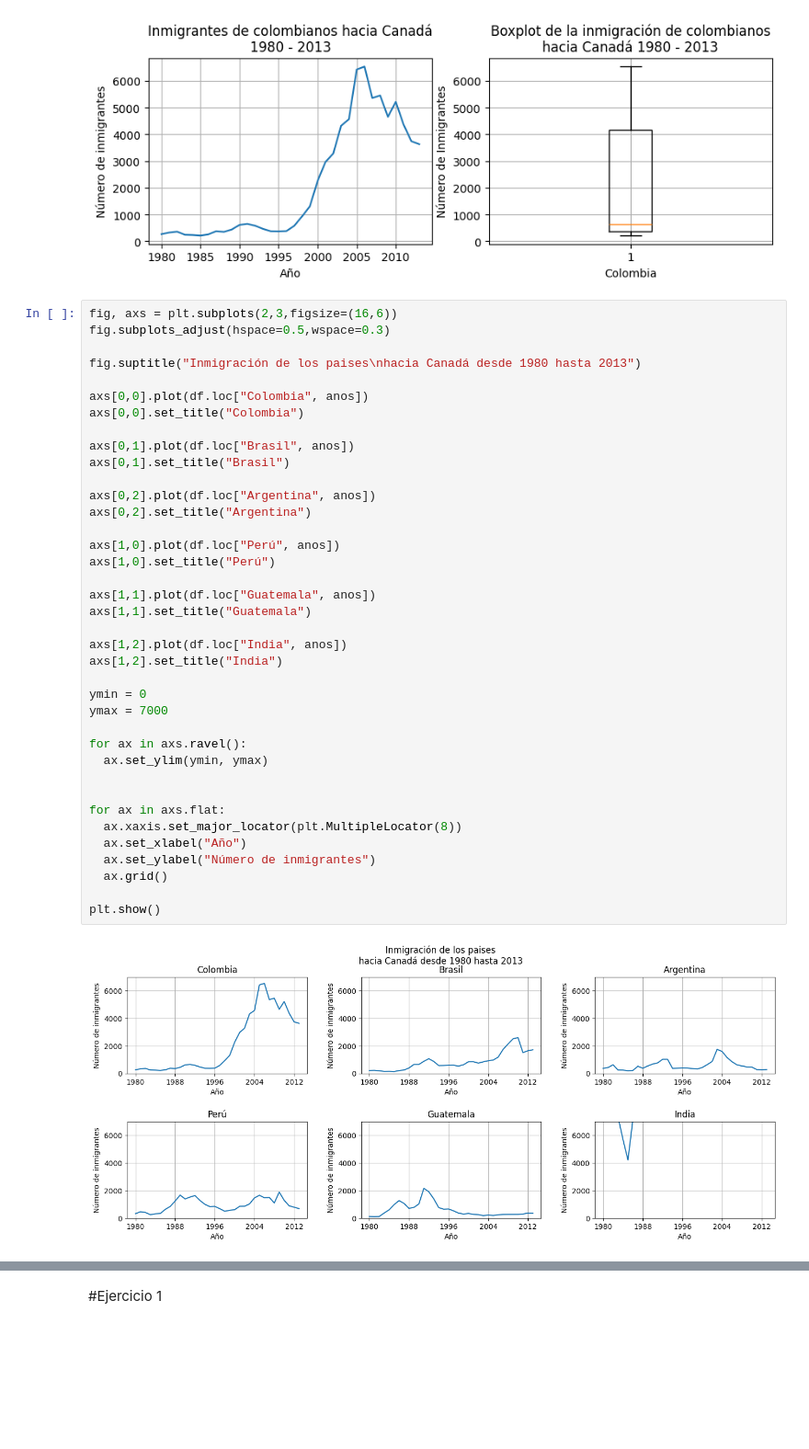
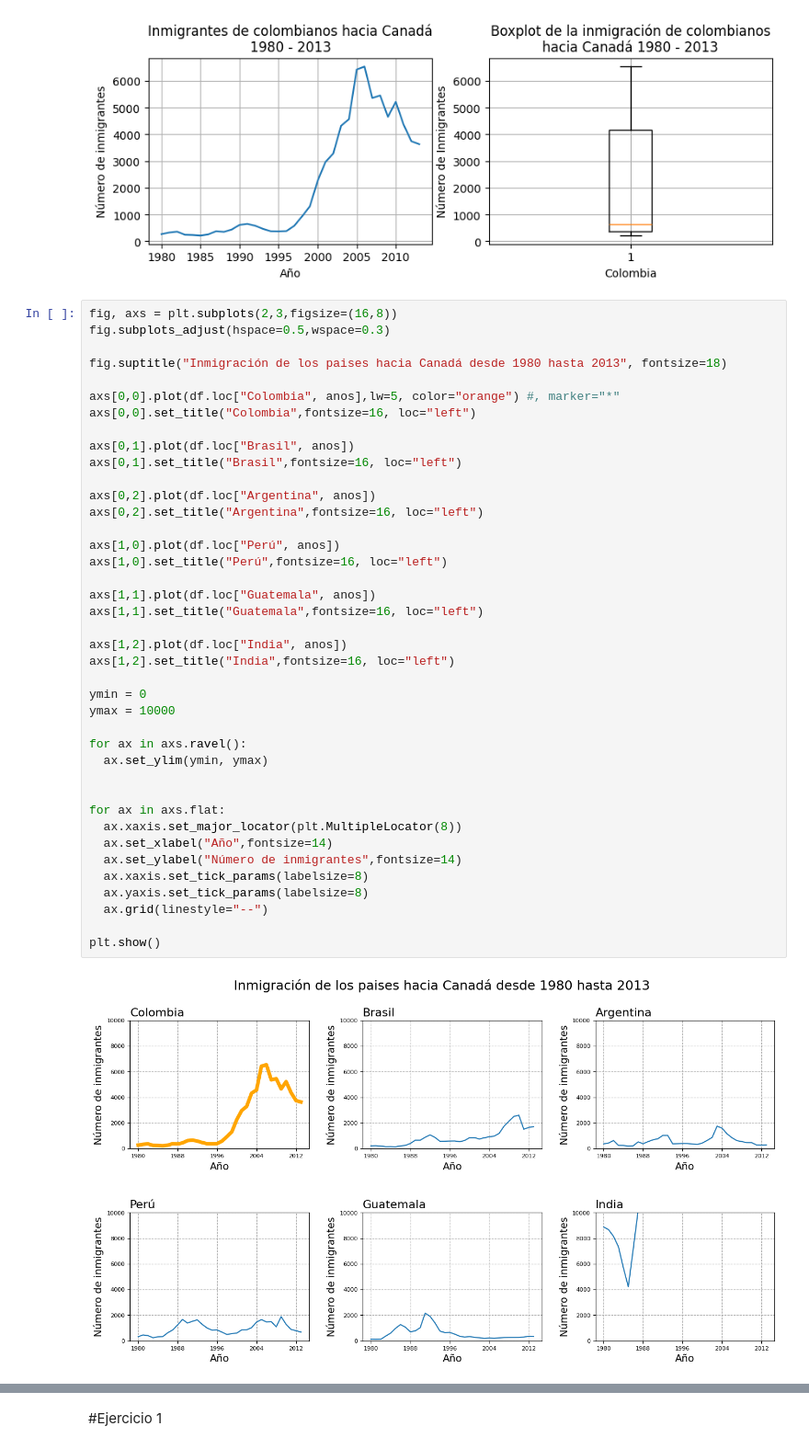
Before and after one commit to MyAppsTest/Visualizaci-n-de-datos-creando-gr-ficos-con-bibliotecas-de-Python, a Jupyter notebook: Visualizacion_de_datos_con_python.ipynb, the cells around one changed output, grey strips where cells are left out. Shown: that part at 92% size. Drawn from its saved outputs; the diff is of its cells as text; blank space fills up the shorter version.

```diff
--- a/Visualizacion_de_datos_con_python.ipynb
+++ b/Visualizacion_de_datos_con_python.ipynb
@@ -131,42 +136,44 @@ plt.show()
 # %% [output]
 [figure]
 # %%
-fig, axs = plt.subplots(2,3,figsize=(16,6))
+fig, axs = plt.subplots(2,3,figsize=(16,8))
 fig.subplots_adjust(hspace=0.5,wspace=0.3)
 
-fig.suptitle("Inmigración de los paises\nhacia Canadá desde 1980 hasta 2013")
+fig.suptitle("Inmigración de los paises hacia Canadá desde 1980 hasta 2013", fontsize=18)
 
-axs[0,0].plot(df.loc["Colombia", anos])
-axs[0,0].set_title("Colombia")
+axs[0,0].plot(df.loc["Colombia", anos],lw=5, color="orange") #, marker="*"
+axs[0,0].set_title("Colombia",fontsize=16, loc="left")
 
 axs[0,1].plot(df.loc["Brasil", anos])
-axs[0,1].set_title("Brasil")
+axs[0,1].set_title("Brasil",fontsize=16, loc="left")
 
 axs[0,2].plot(df.loc["Argentina", anos])
-axs[0,2].set_title("Argentina")
+axs[0,2].set_title("Argentina",fontsize=16, loc="left")
 
 axs[1,0].plot(df.loc["Perú", anos])
-axs[1,0].set_title("Perú")
+axs[1,0].set_title("Perú",fontsize=16, loc="left")
 
 axs[1,1].plot(df.loc["Guatemala", anos])
-axs[1,1].set_title("Guatemala")
+axs[1,1].set_title("Guatemala",fontsize=16, loc="left")
 
 axs[1,2].plot(df.loc["India", anos])
-axs[1,2].set_title("India")
+axs[1,2].set_title("India",fontsize=16, loc="left")
 
 ymin = 0
-ymax = 7000
+ymax = 10000
 
 for ax in axs.ravel():
   ax.set_ylim(ymin, ymax)
 
 
 for ax in axs.flat:
   ax.xaxis.set_major_locator(plt.MultipleLocator(8))
-  ax.set_xlabel("Año")
-  ax.set_ylabel("Número de inmigrantes")
-  ax.grid()
+  ax.set_xlabel("Año",fontsize=14)
+  ax.set_ylabel("Número de inmigrantes",fontsize=14)
+  ax.xaxis.set_tick_params(labelsize=8)
+  ax.yaxis.set_tick_params(labelsize=8)
+  ax.grid(linestyle="--")
 
 plt.show()
 # %% [output]
-[figure, old version]
+[figure, new version]
```
Also changed, not shown: parts of 3 cells of this notebook.
